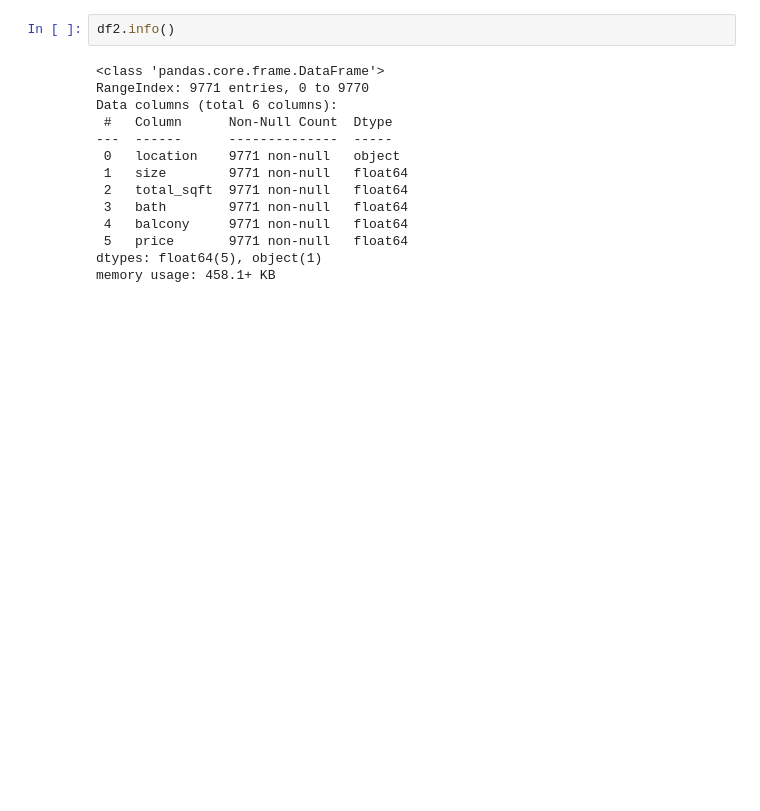
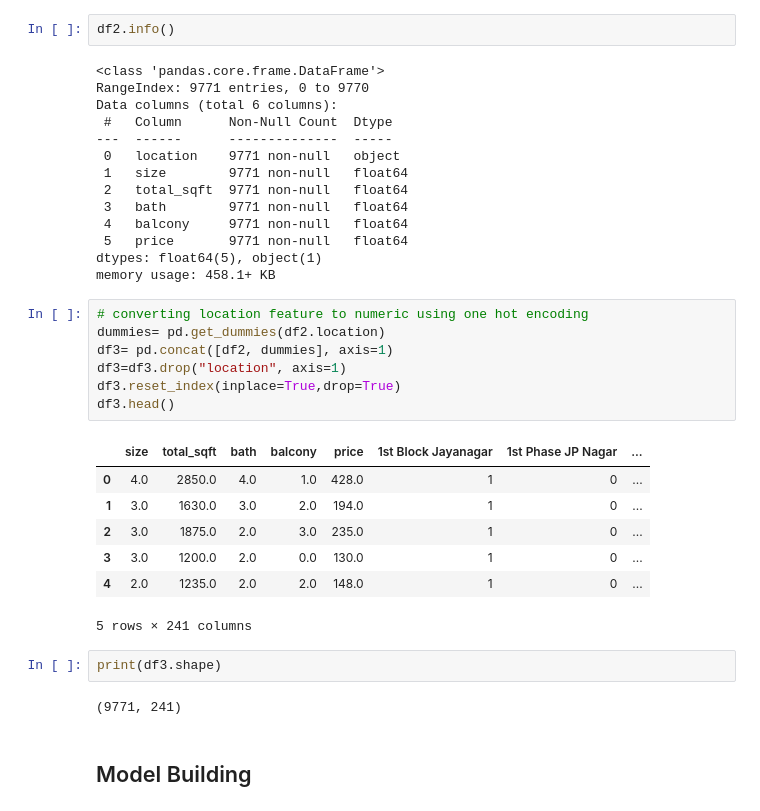
Before and after one commit to Jaga360/House-price-prediction, a Jupyter notebook: Model/linear-reg.ipynb, the cells around one changed output. Cells and saved outputs as stored; diff of their text form; blank space fills up the shorter version.

Commit message:
Converted location col to numeric

```diff
--- a/Model/linear-reg.ipynb
+++ b/Model/linear-reg.ipynb
@@ -293,3 +293,24 @@ Data columns (total 6 columns):
  5   price       9771 non-null   float64
 dtypes: float64(5), object(1)
 memory usage: 458.1+ KB
+# %%
+# converting location feature to numeric using one hot encoding
+dummies= pd.get_dummies(df2.location)
+df3= pd.concat([df2, dummies], axis=1)
+df3=df3.drop("location", axis=1)
+df3.reset_index(inplace=True,drop=True)
+df3.head()
+# %% [output]
+|  | size | total_sqft | bath | balcony | price | 1st Block Jayanagar | 1st Phase JP Nagar | ... |
+| 0 | 4.0 | 2850.0 | 4.0 | 1.0 | 428.0 | 1 | 0 | ... |
+| 1 | 3.0 | 1630.0 | 3.0 | 2.0 | 194.0 | 1 | 0 | ... |
+| 2 | 3.0 | 1875.0 | 2.0 | 3.0 | 235.0 | 1 | 0 | ... |
+| 3 | 3.0 | 1200.0 | 2.0 | 0.0 | 130.0 | 1 | 0 | ... |
+| 4 | 2.0 | 1235.0 | 2.0 | 2.0 | 148.0 | 1 | 0 | ... |
+5 rows × 241 columns
+# %%
+print(df3.shape)
+# %% [output]
+(9771, 241)
+# %% [markdown]
+## Model Building
```
